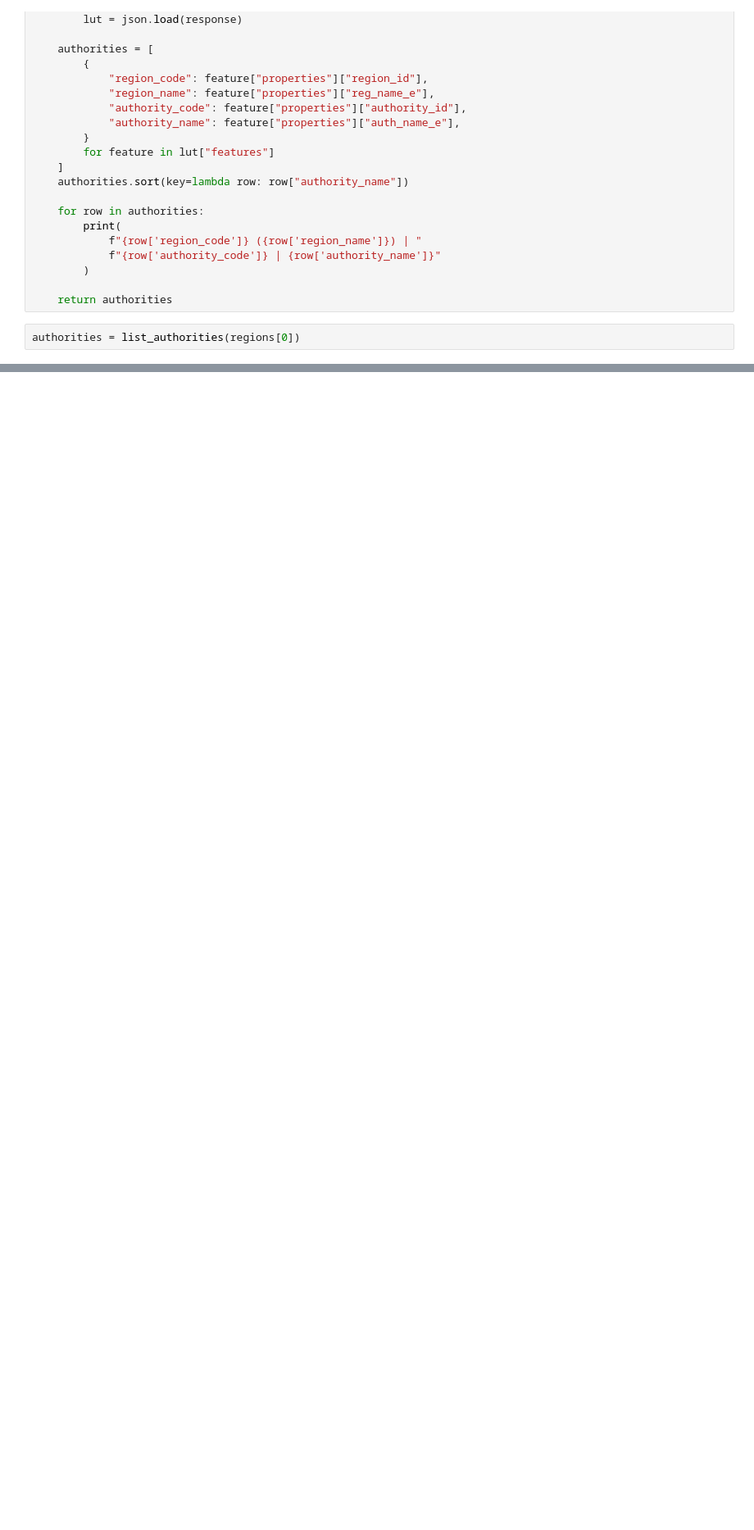
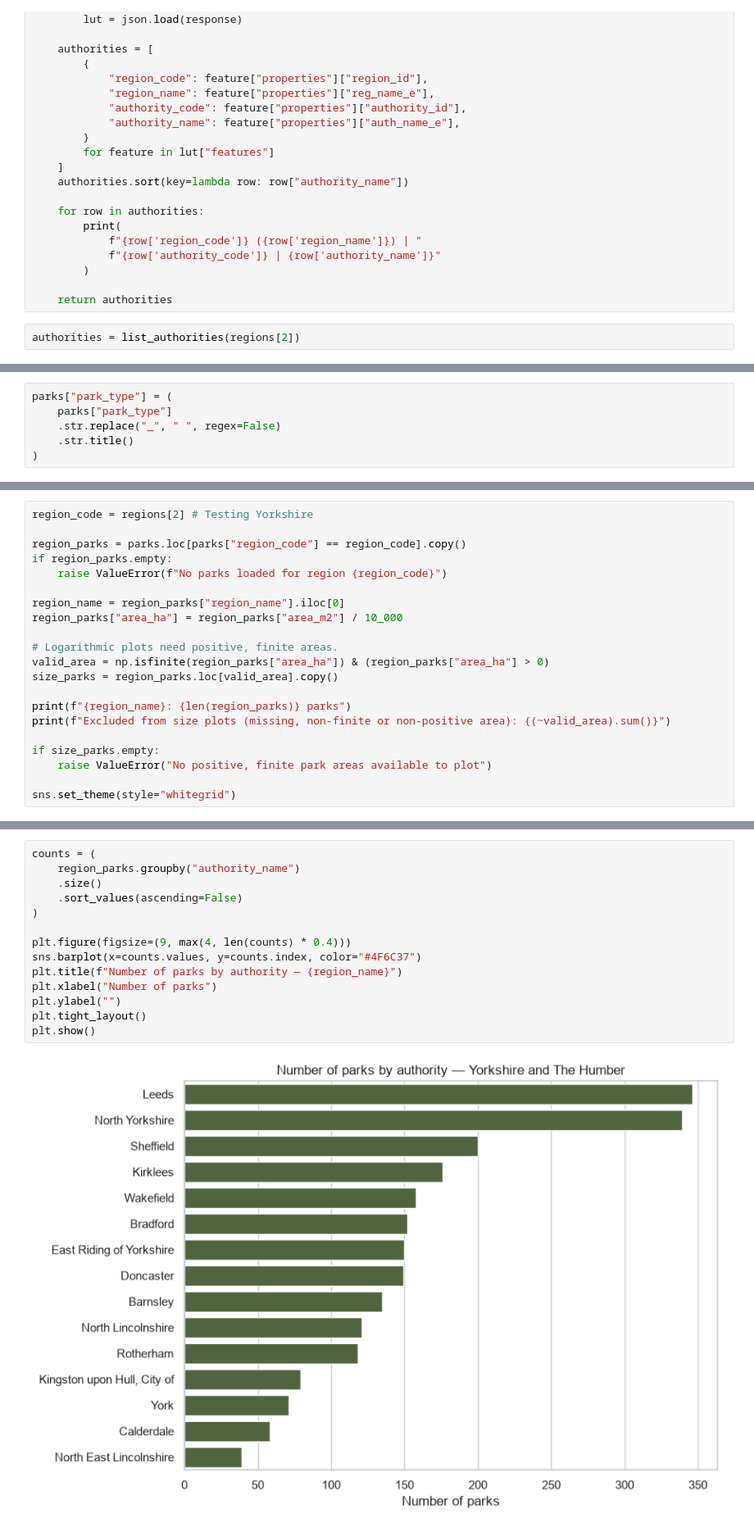
Before and after one commit to murphyqm/parks-report, a Jupyter notebook: 001_data_loading.ipynb, the cells around one changed output, grey strips where cells are left out. Shown at 82% size. Cells and saved outputs as stored; diff of their text form; blank space fills up the shorter version.

Commit message:
Adding some basic plots for initial stats

```diff
--- a/001_data_loading.ipynb
+++ b/001_data_loading.ipynb
@@ -67,5 +78,5 @@ def list_authorities(region_code):
 
     return authorities
 # %%
-authorities = list_authorities(regions[0])
+authorities = list_authorities(regions[2])
 # %% [output]
@@ -83,0 +276,6 @@ E12000001 (North East) | E08000024 | Sunderland
+# %%
+parks["park_type"] = (
+    parks["park_type"]
+    .str.replace("_", " ", regex=False)
+    .str.title()
+)
@@ -83,0 +311,21 @@ E12000001 (North East) | E08000024 | Sunderland
+# %%
+region_code = regions[2] # Testing Yorkshire
+
+region_parks = parks.loc[parks["region_code"] == region_code].copy()
+if region_parks.empty:
+    raise ValueError(f"No parks loaded for region {region_code}")
+
+region_name = region_parks["region_name"].iloc[0]
+region_parks["area_ha"] = region_parks["area_m2"] / 10_000
+
+# Logarithmic plots need positive, finite areas.
+valid_area = np.isfinite(region_parks["area_ha"]) & (region_parks["area_ha"] > 0)
+size_parks = region_parks.loc[valid_area].copy()
+
+print(f"{region_name}: {len(region_parks)} parks")
+print(f"Excluded from size plots (missing, non-finite or non-positive area): {(~valid_area).sum()}")
+
+if size_parks.empty:
+    raise ValueError("No positive, finite park areas available to plot")
+
+sns.set_theme(style="whitegrid")
@@ -83,0 +335,16 @@ E12000001 (North East) | E08000024 | Sunderland
+# %%
+counts = (
+    region_parks.groupby("authority_name")
+    .size()
+    .sort_values(ascending=False)
+)
+
+plt.figure(figsize=(9, max(4, len(counts) * 0.4)))
+sns.barplot(x=counts.values, y=counts.index, color="#4F6C37")
+plt.title(f"Number of parks by authority — {region_name}")
+plt.xlabel("Number of parks")
+plt.ylabel("")
+plt.tight_layout()
+plt.show()
+# %% [output]
+[figure, added]
```
Also changed, not shown: parts of 14 cells of this notebook, 1 other file.
